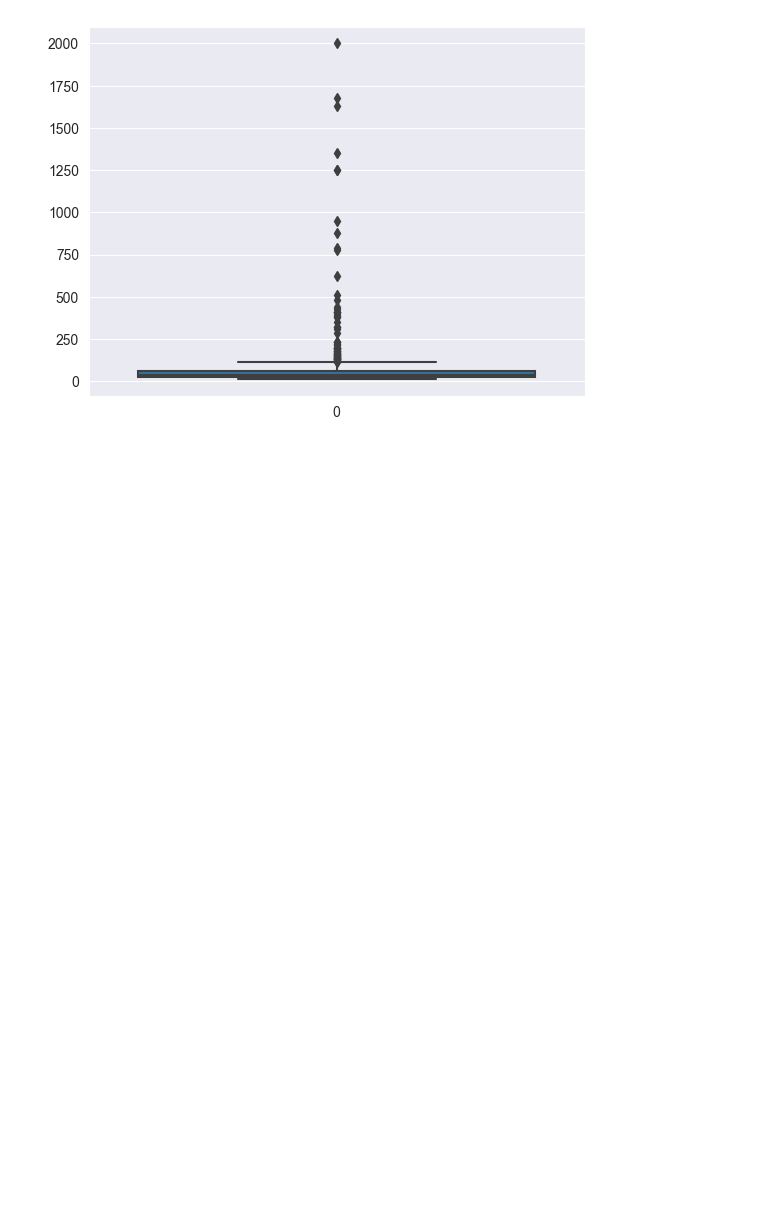
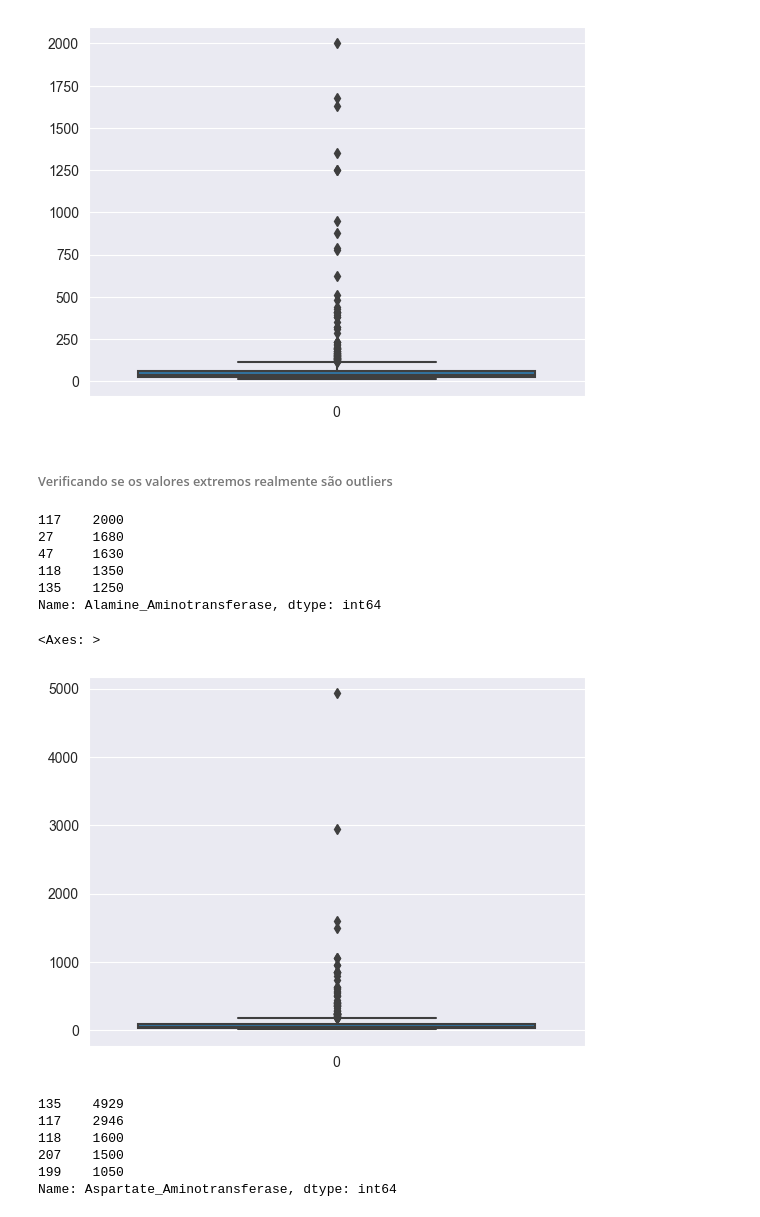
Before and after one commit to alyssonmontovanelli/formacao_dataScience_DSA, a Jupyter notebook: 01_bigData_RealTime_Python_Spark/cap09_Machine_Learning/Mini_Projeto.ipynb, the cells around one changed output. Saved outputs shown, nothing was run; the diff lists cells and outputs as text; code cells hidden in the pictures; blank space fills up the shorter version.

```diff
--- a/01_bigData_RealTime_Python_Spark/cap09_Machine_Learning/Mini_Projeto.ipynb
+++ b/01_bigData_RealTime_Python_Spark/cap09_Machine_Learning/Mini_Projeto.ipynb
@@ -357,3 +357,32 @@ sns.boxplot(dados.Alamine_Aminotransferase)
 # %% [output]
 <Axes: >
 [figure]
+# %% [markdown]
+###### Verificando se os valores extremos realmente são outliers
+# %%
+dados.Alamine_Aminotransferase.sort_values(ascending = False).head()
+
+# msotra que existem muitas pessoas com valores altos, não sao casos isolados
+# %% [output]
+117    2000
+27     1680
+47     1630
+118    1350
+135    1250
+Name: Alamine_Aminotransferase, dtype: int64
+# %%
+sns.boxplot(dados.Aspartate_Aminotransferase)
+# %% [output]
+<Axes: >
+[figure, added]
+# %%
+dados.Aspartate_Aminotransferase.sort_values(ascending = False).head()
+
+# Vamos remover os registros com valores extremos nesse caso, pelo valor ser muito grande
+# %% [output]
+135    4929
+117    2946
+118    1600
+207    1500
+199    1050
+Name: Aspartate_Aminotransferase, dtype: int64
```
Also changed, not shown: parts of 61 cells of this notebook, 2 other files.
